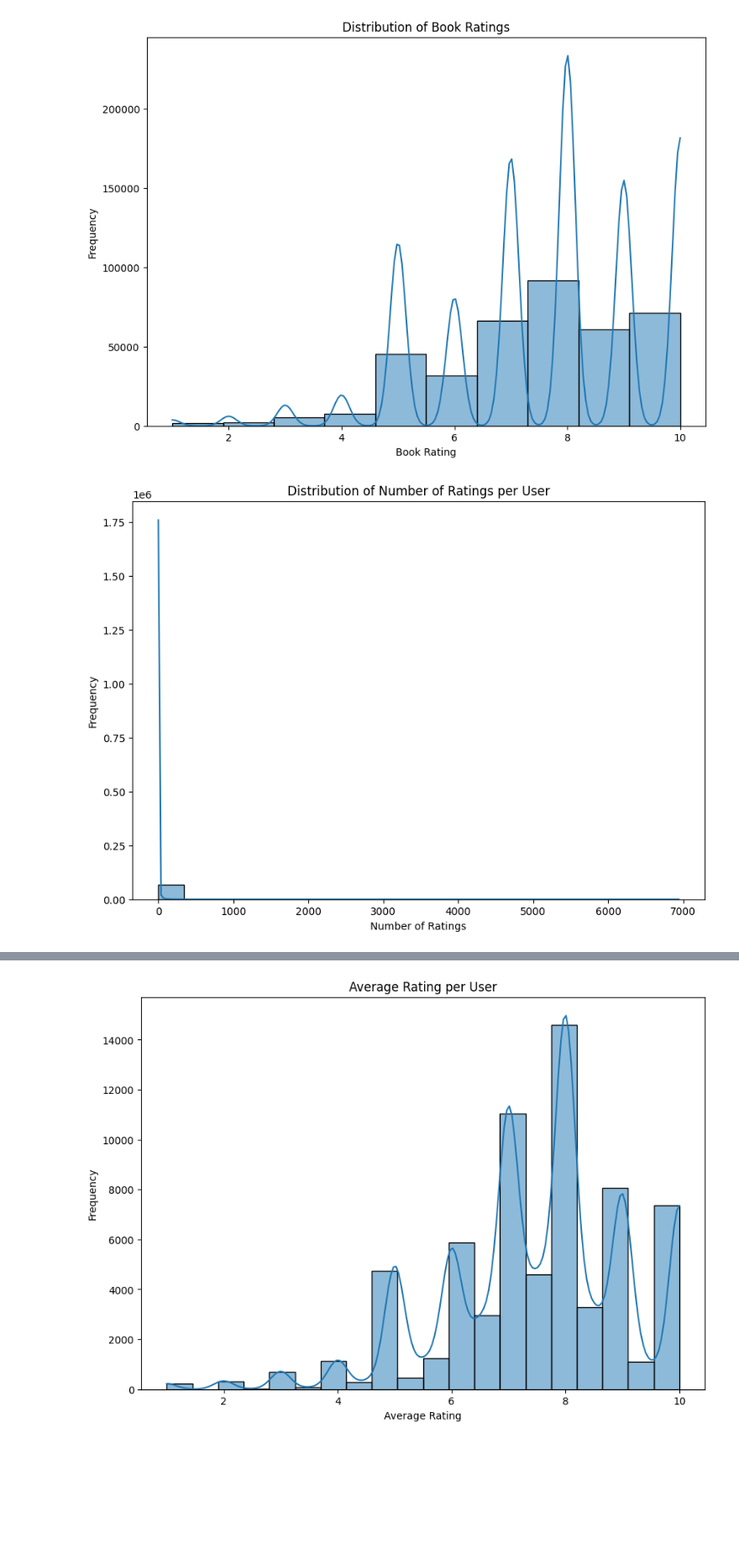
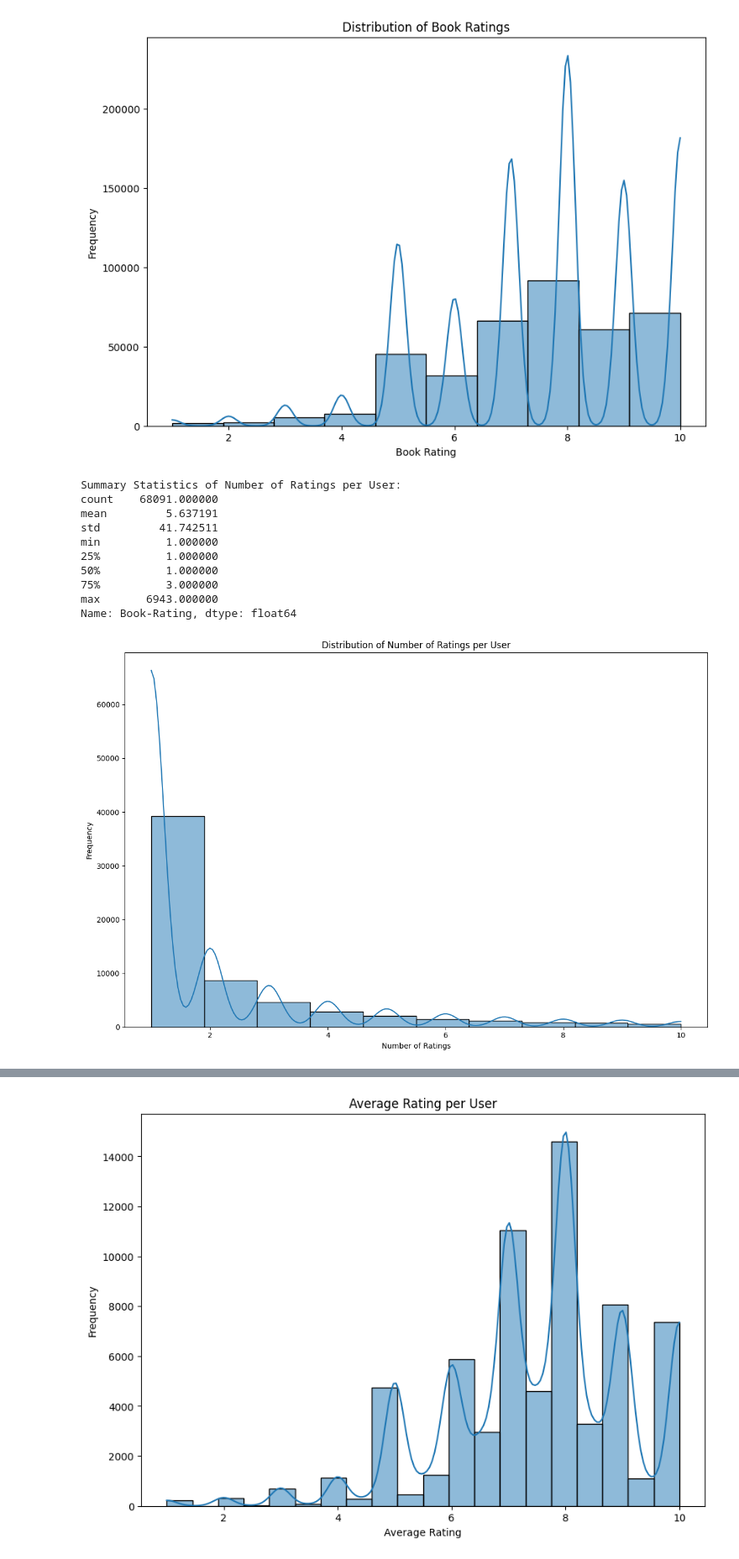
Before and after one commit to Marina-01/ComputingBooks, a Jupyter notebook: tensorflowrecommend.ipynb, the cells around one changed output, grey strips where cells are left out. Shown at 84% size. Saved outputs shown, nothing was run; the diff lists cells and outputs as text; code cells hidden in the pictures; blank space fills up the shorter version.

Commit message:
new graph (dots)

```diff
--- a/tensorflowrecommend.ipynb
+++ b/tensorflowrecommend.ipynb
@@ -113,12 +113,34 @@ plt.show()
 # %% [output]
 [figure]
 # %%
-plt.figure(figsize=(10, 7))
-sns.histplot(df_selected.groupby('User-ID')['Book-Rating'].count(), bins=20, kde=True)
+# Calculate number of ratings per user
+ratings_per_user = df_selected.groupby('User-ID')['Book-Rating'].count()
+# Optionally, print summary statistics
+print("Summary Statistics of Number of Ratings per User:")
+print(ratings_per_user.describe())
+
+
+# Filter out extreme outliers (e.g., users with more than 100 ratings)
+ratings_per_user = ratings_per_user[ratings_per_user <= 10]
+
+# Plot histogram with adjusted bins and KDE
+plt.figure(figsize=(12, 8))
+sns.histplot(ratings_per_user, bins=10, kde=True)
 plt.title('Distribution of Number of Ratings per User')
 plt.xlabel('Number of Ratings')
 plt.ylabel('Frequency')
+plt.tight_layout()
 plt.show()
 # %% [output]
+Summary Statistics of Number of Ratings per User:
+count    68091.000000
+mean         5.637191
+std         41.742511
+min          1.000000
+25%          1.000000
+50%          1.000000
+75%          3.000000
+max       6943.000000
+Name: Book-Rating, dtype: float64
-[figure, old version]
+[figure, new version]
 # %%
```
Also changed, not shown: parts of 11 cells of this notebook.
